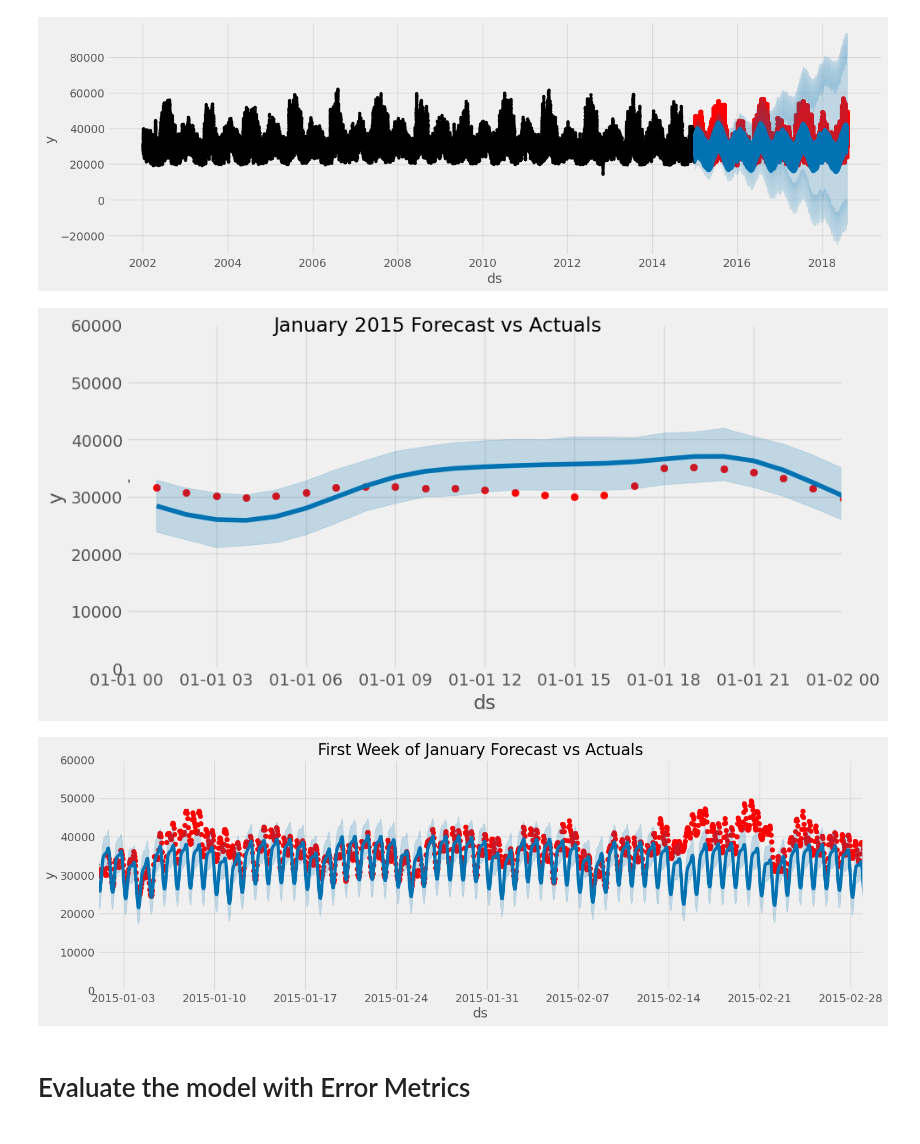
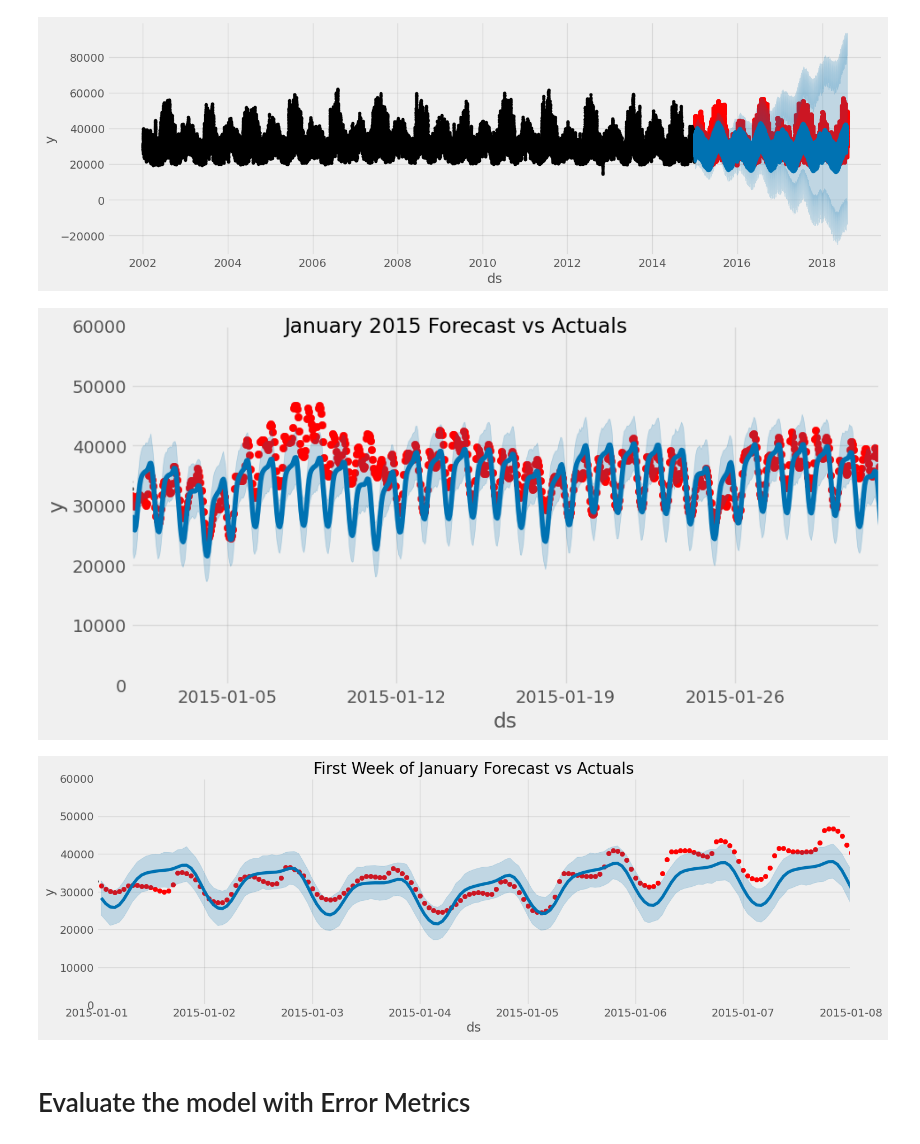
Before and after one commit to RaminVali/Time_Series_Project, a Jupyter notebook: Prep/Forcasting with FB Prophet.ipynb, the cells around one changed output. Cells and saved outputs as stored; diff of their text form; code cells hidden in the pictures.

```diff
--- a/Prep/Forcasting with FB Prophet.ipynb
+++ b/Prep/Forcasting with FB Prophet.ipynb
@@ -177,25 +177,25 @@ fig = model.plot(pjme_test_fcst, ax=ax)
 # %%
 fig, ax = plt.subplots(figsize=(10, 5))
 ax.scatter(pjme_test.index, pjme_test['PJME_MW'], color='r')
 fig = model.plot(pjme_test_fcst, ax=ax)
 ax.set_xbound(lower=datetime.date(2015, 1, 1),
-              upper=datetime.date(2015, 1, 2))
+              upper=datetime.date(2015, 2, 1))
 ax.set_ylim(0, 60000)
 plot = plt.suptitle('January 2015 Forecast vs Actuals')
 # %% [output]
-[figure, old version]
+[figure, new version]
 # %%
 # Plot the forecast with the actuals
 f, ax = plt.subplots(figsize=(15, 5))
 ax.scatter(pjme_test.index, pjme_test['PJME_MW'], color='r')
 fig = model.plot(pjme_test_fcst, ax=ax)
 ax.set_xbound(lower=datetime.date(2015, 1, 1),
-              upper=datetime.date(2015, 3, 1))
+              upper=datetime.date(2015, 1, 8))
 ax.set_ylim(0, 60000)
 ax.set_title('First Week of January Forecast vs Actuals')
 plt.show()
 # %% [output]
-[figure, old version]
+[figure, new version]
 # %% [markdown]
 # Evaluate the model with Error Metrics
 # %%
```
Also changed, not shown: parts of 2 cells of this notebook.
